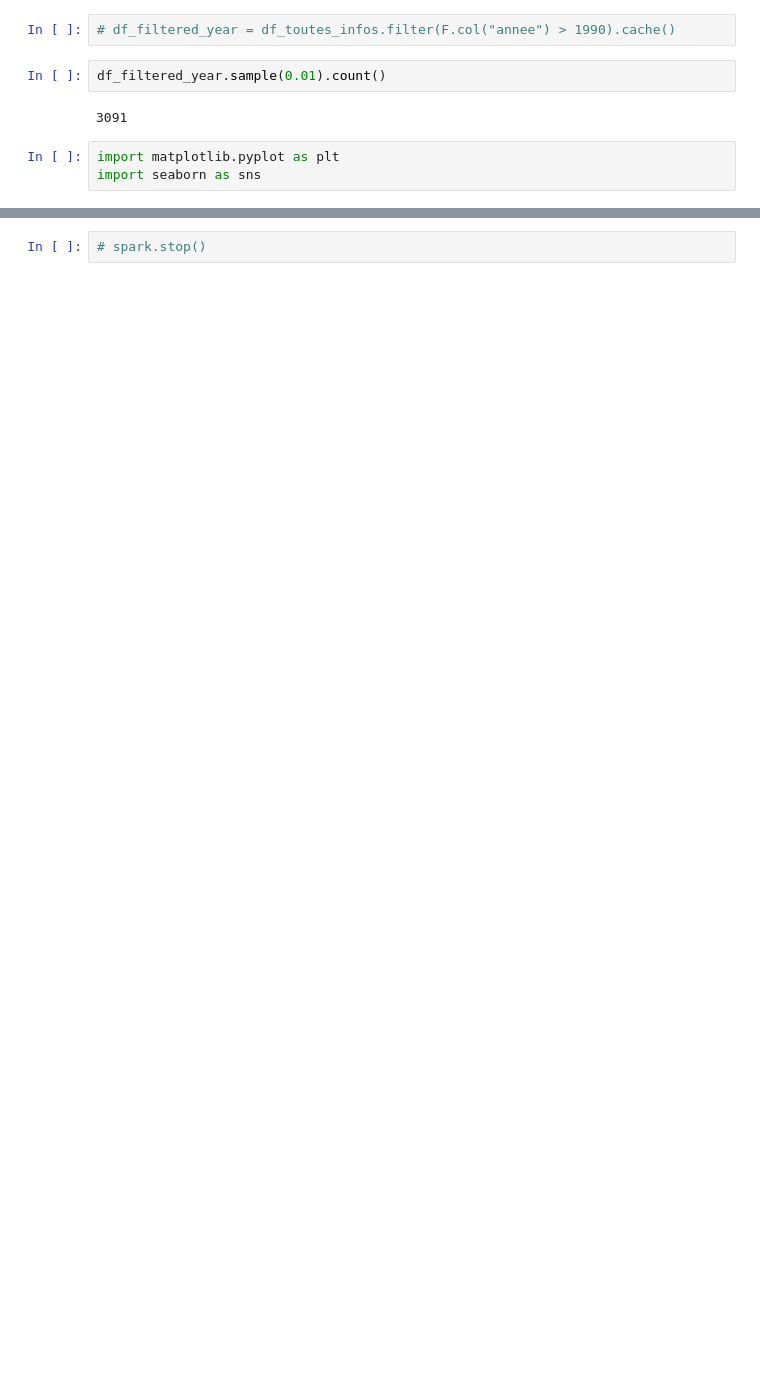
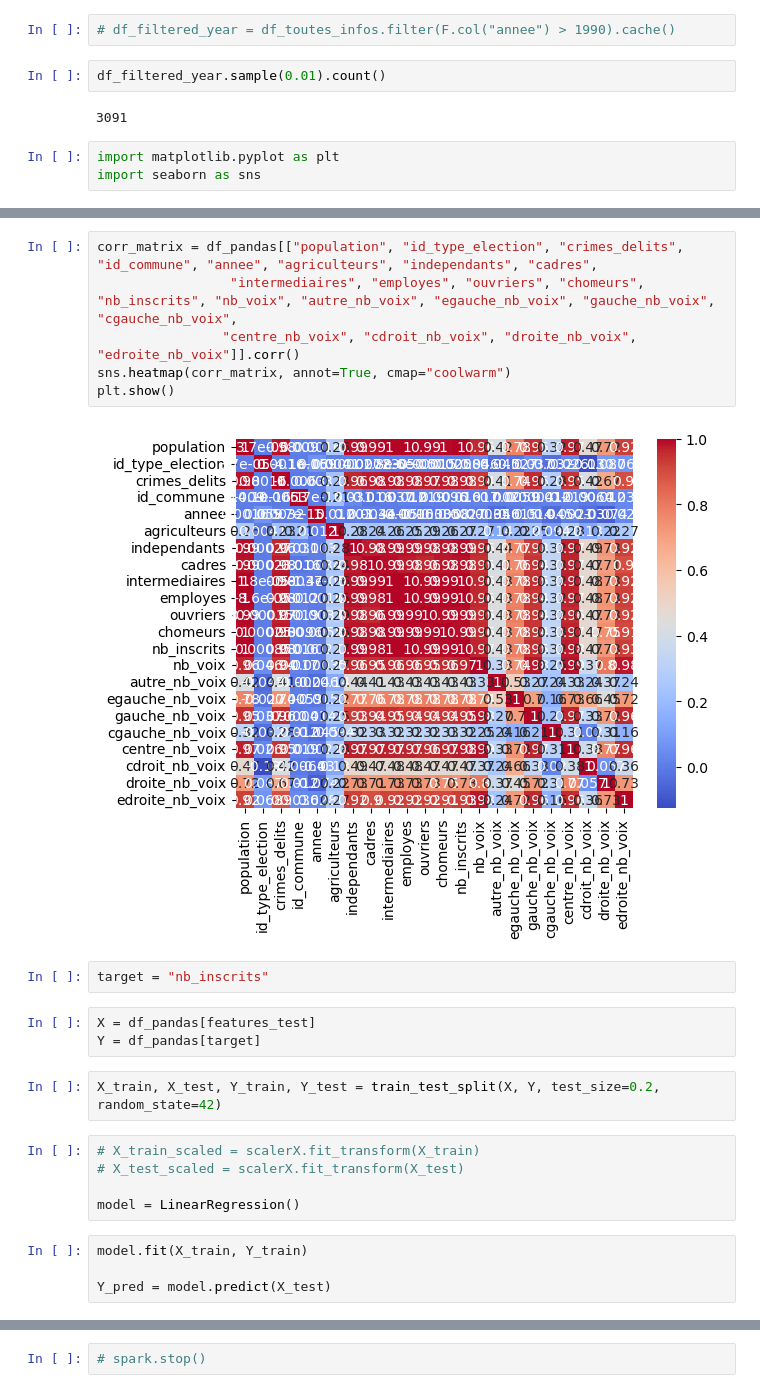
Before and after one commit to Lingatsu/MSPR_TPRE813_1, a Jupyter notebook: work/Machine_Learning.ipynb, the cells around one changed output, grey strips where cells are left out. Drawn from its saved outputs; the diff is of its cells as text; blank space fills up the shorter version.

```diff
--- a/work/Machine_Learning.ipynb
+++ b/work/Machine_Learning.ipynb
@@ -77,0 +117,24 @@ X = df_pandas[["population", "", "", "", "", "", "", "", ""]]
+# %%
+corr_matrix = df_pandas[["population", "id_type_election", "crimes_delits", "id_commune", "annee", "agriculteurs", "independants", "cadres",
+                 "intermediaires", "employes", "ouvriers", "chomeurs", "nb_inscrits", "nb_voix", "autre_nb_voix", "egauche_nb_voix", "gauche_nb_voix", "cgauche_nb_voix",
+                "centre_nb_voix", "cdroit_nb_voix", "droite_nb_voix", "edroite_nb_voix"]].corr()
+sns.heatmap(corr_matrix, annot=True, cmap="coolwarm")
+plt.show()
+# %% [output]
+[figure, added]
+# %%
+target = "nb_inscrits"
+# %%
+X = df_pandas[features_test]
+Y = df_pandas[target]
+# %%
+X_train, X_test, Y_train, Y_test = train_test_split(X, Y, test_size=0.2, random_state=42)
+# %%
+# X_train_scaled = scalerX.fit_transform(X_train)
+# X_test_scaled = scalerX.fit_transform(X_test)
+
+model = LinearRegression()
+# %%
+model.fit(X_train, Y_train)
+
+Y_pred = model.predict(X_test)
```
Also changed, not shown: parts of 39 cells of this notebook.
